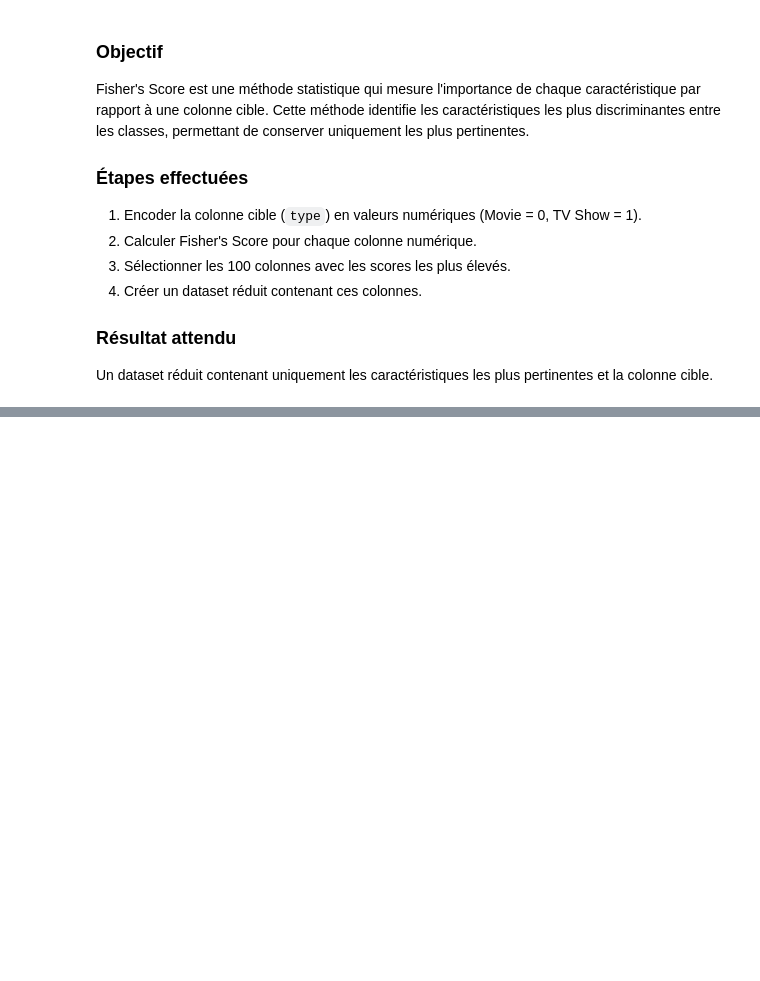
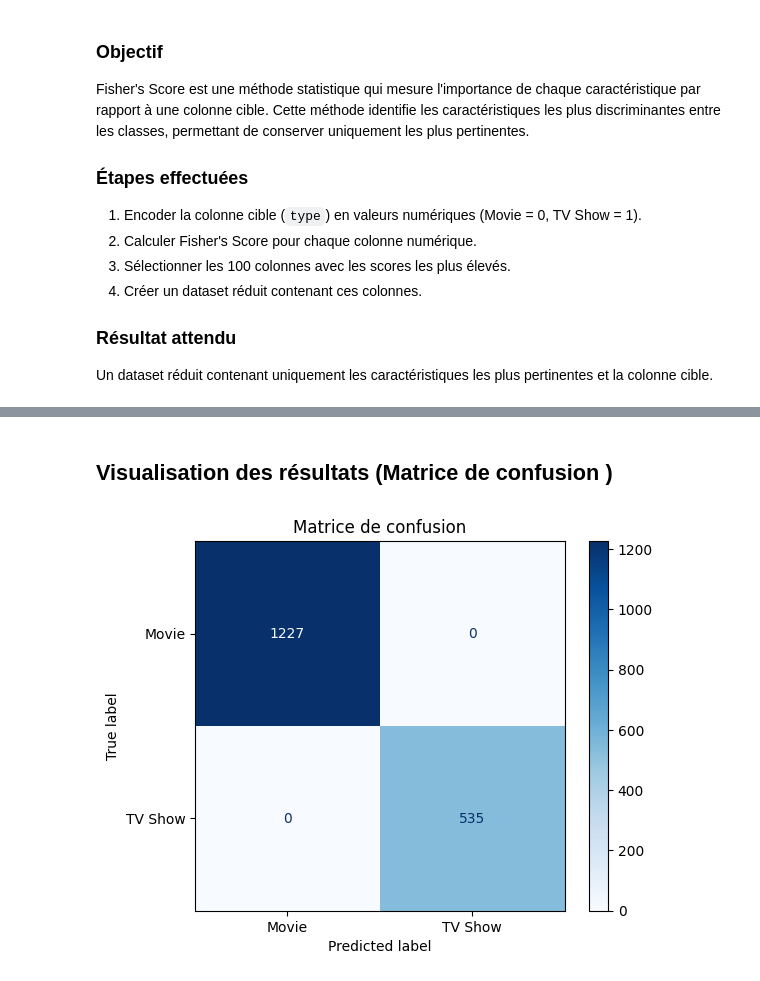
Before and after one commit to Neha-ETTALEBY/DM-project, a Jupyter notebook: netflix-dm-project.ipynb, the cells around one changed output, grey strips where cells are left out. Saved outputs shown, nothing was run; the diff lists cells and outputs as text; code cells hidden in the pictures; blank space fills up the shorter version.

```diff
--- a/netflix-dm-project.ipynb
+++ b/netflix-dm-project.ipynb
@@ -566,0 +624,32 @@ Dimensions du dataset après Fisher's Score : (8807, 287)
+# %%
+# Vérification du dataset avant SVM
+
+# Étape 1 : Vérifier les valeurs manquantes
+print("=== Vérification des valeurs manquantes ===")
+print("Valeurs manquantes par colonne :")
+print(df_reduced.isnull().sum())
+print(f"Nombre de lignes contenant des NaN : {df_reduced.isnull().any(axis=1).sum()}")
+
+# Étape 2 : Vérifier les types de données
+print("\n=== Vérification des types de données ===")
+print("Types de données dans le dataset :")
+print(df_reduced.dtypes)
+
+# Étape 3 : Vérifier la distribution des classes
+print("\n=== Distribution des classes ===")
+print("Proportion des classes dans la colonne 'type' :")
+print(df_reduced['type'].value_counts(normalize=True))
+
+# Étape 4 : Obtenir un résumé statistique des colonnes numériques
+print("\n=== Résumé statistique des colonnes numériques ===")
+print(df_reduced.describe())
+
+# Étape 5 : Nettoyage (si nécessaire)
+# Remplir les valeurs manquantes par 0
+df_reduced.fillna(0, inplace=True)
+
+# Vérifier à nouveau après correction
+print("\n=== Vérification après correction ===")
+print("Valeurs manquantes après correction :")
+print(df_reduced.isnull().sum())
+print(f"Nombre de lignes contenant des NaN après correction : {df_reduced.isnull().any(axis=1).sum()}")
@@ -566,0 +766,16 @@ Dimensions du dataset après Fisher's Score : (8807, 287)
+# %% [markdown]
+##  Visualisation des résultats (Matrice de confusion )
+# %%
+from sklearn.metrics import confusion_matrix, ConfusionMatrixDisplay
+import matplotlib.pyplot as plt
+
+# Générer la matrice de confusion
+cm = confusion_matrix(y_test, y_pred, labels=svm_model.classes_)
+
+# Afficher la matrice de confusion
+disp = ConfusionMatrixDisplay(confusion_matrix=cm, display_labels=svm_model.classes_)
+disp.plot(cmap="Blues", values_format='d')
+plt.title("Matrice de confusion")
+plt.show()
+# %% [output]
+[figure, added]
```
Also changed, not shown: parts of 12 cells of this notebook.
